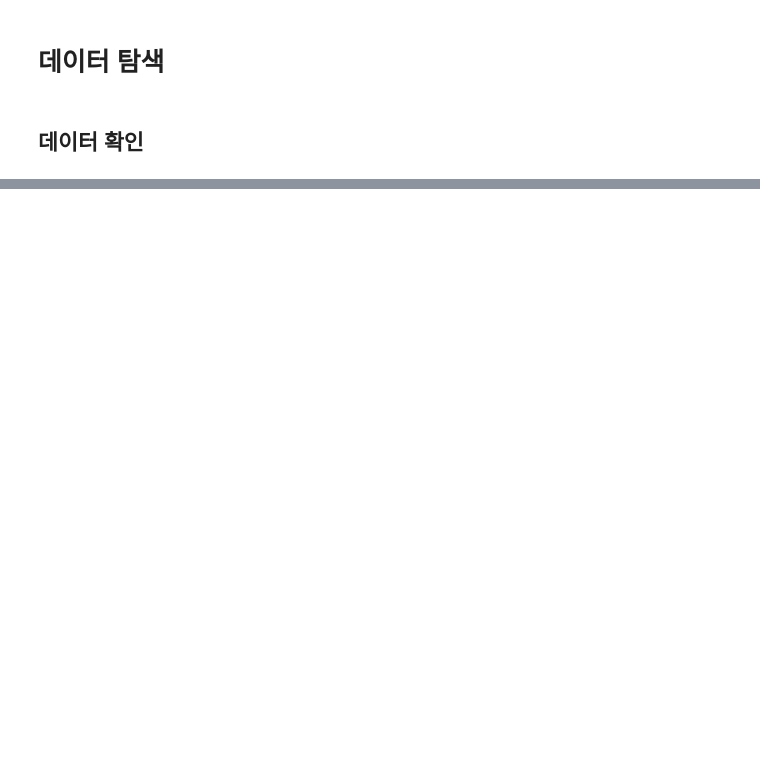
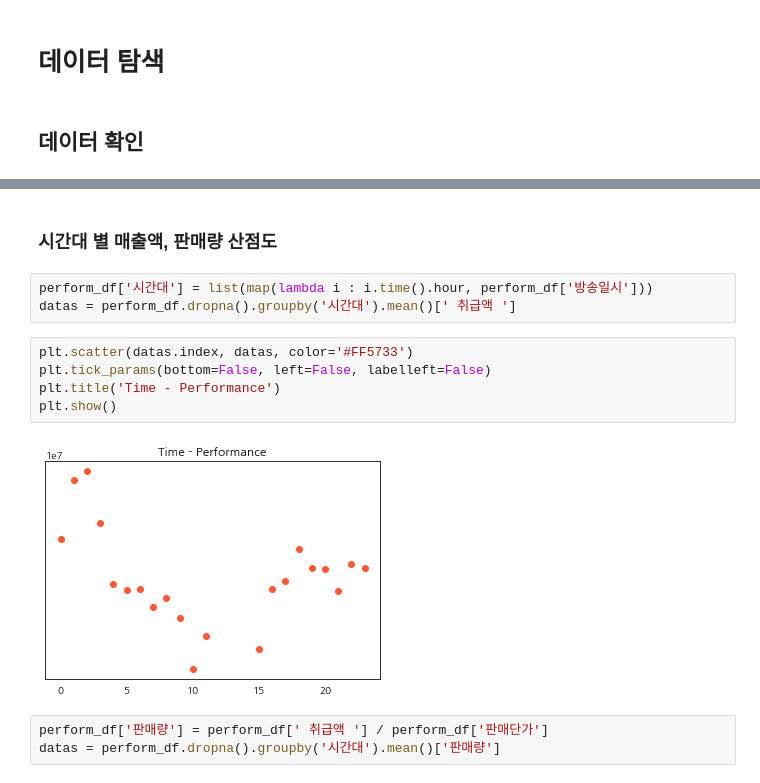
Before and after one commit to devsosin/big_contest, a Jupyter notebook: EDA.ipynb, the cells around one changed output, grey strips where cells are left out. Saved outputs shown, nothing was run; the diff lists cells and outputs as text; blank space fills up the shorter version.

```diff
--- a/EDA.ipynb
+++ b/EDA.ipynb
@@ -153,0 +95,15 @@ test_data['방송일시'] = list(map(lambda i : datetime.strptime(str(i), '%Y-%m
+# %% [markdown]
+### 시간대 별 매출액, 판매량 산점도
+# %%
+perform_df['시간대'] = list(map(lambda i : i.time().hour, perform_df['방송일시']))
+datas = perform_df.dropna().groupby('시간대').mean()[' 취급액 ']
+# %%
+plt.scatter(datas.index, datas, color='#FF5733')
+plt.tick_params(bottom=False, left=False, labelleft=False)
+plt.title('Time - Performance')
+plt.show()
+# %% [output]
+[figure, added]
+# %%
+perform_df['판매량'] = perform_df[' 취급액 '] / perform_df['판매단가']
+datas = perform_df.dropna().groupby('시간대').mean()['판매량']
```
Also changed, not shown: parts of 57 cells of this notebook, 8 other files.
